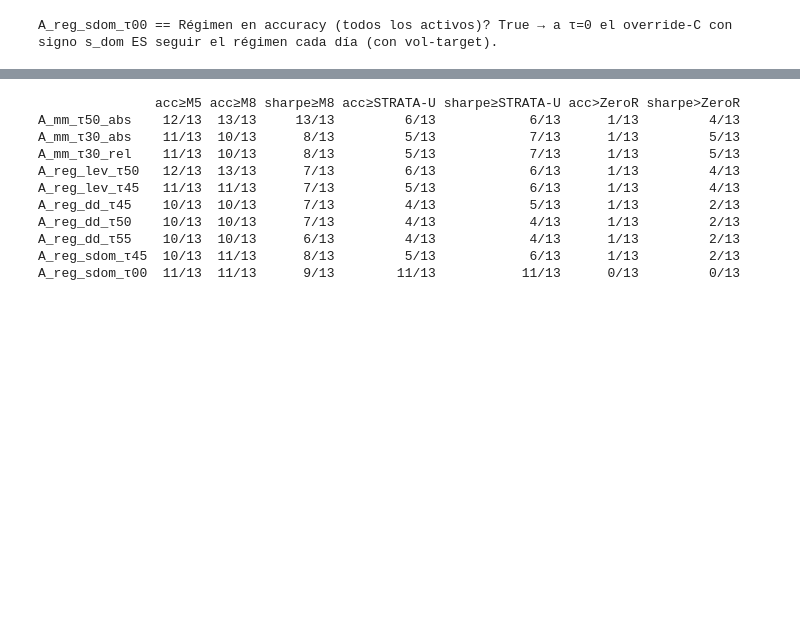
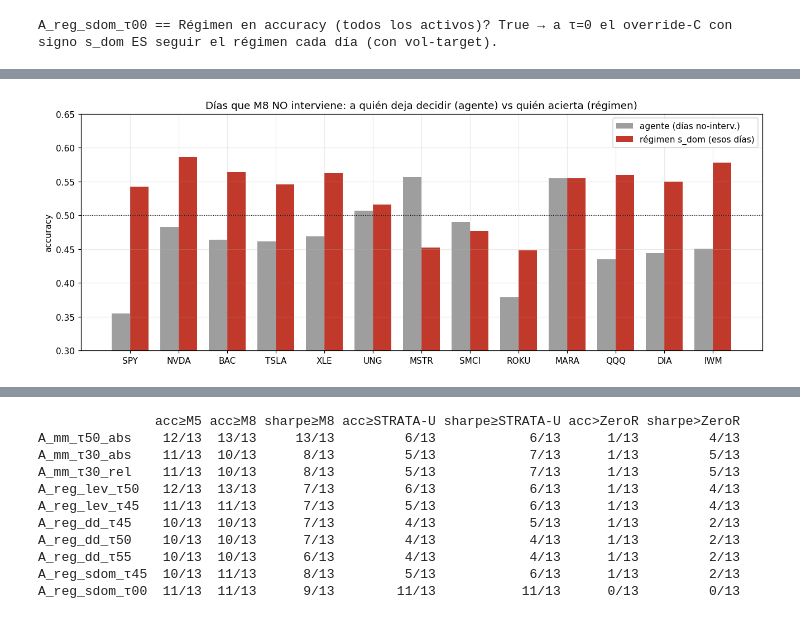
Before and after one commit to RaquelGarciah/Real-time-statistical-supervision-of-an-AI-trading-agent, a Jupyter notebook: notebooks/STRATA_adaptada.ipynb, the cells around one changed output, grey strips where cells are left out. Saved outputs shown, nothing was run; the diff lists cells and outputs as text; code cells hidden in the pictures; blank space fills up the shorter version.

```diff
--- a/notebooks/STRATA_adaptada.ipynb
+++ b/notebooks/STRATA_adaptada.ipynb
@@ -213,0 +225,18 @@ A_reg_sdom_τ00 == Régimen en accuracy (todos los activos)? True → a τ=0 el
+# %%
+DG = json.load(open("outputs/experiments/m8_nonintervention_diag.json"))
+dpa = DG["por_activo"]; dm = DG["medias"]; DA = list(dpa)
+tab = pd.DataFrame({
+    "%no-interv": {a: 1 - dpa[a]["interv"] for a in DA},
+    "acc agente (no-int)": {a: dpa[a]["acc_agente_noint"] for a in DA},
+    "acc régimen (no-int)": {a: dpa[a]["acc_regimen_noint"] for a in DA},
+    "agente≡régimen (no-int)": {a: dpa[a]["agente_coincide_regimen_noint"] for a in DA},
+    "M8 total": {a: dpa[a]["acc_M8_total"] for a in DA},
+    "Régimen total": {a: dpa[a]["acc_regimen_total"] for a in DA}}).loc[DA]
+tab.loc["— MEDIA —"] = [1 - dm["interv"], dm["acc_agente_noint"], dm["acc_regimen_noint"],
+                        dm["agente_coincide_regimen_noint"], dm["acc_M8_total"], dm["acc_regimen_total"]]
+with pd.option_context("display.float_format", lambda v: f"{v:.3f}", "display.width", 200):
+    print(tab)
+print(f"\nMedia: M8 NO interviene el {1-dm['interv']:.0%} de los días; en ellos el agente coincide con el "
+      f"régimen solo el {dm['agente_coincide_regimen_noint']:.0%}.\n"
+      f"En esos días: agente acc={dm['acc_agente_noint']:.3f} (bajo el azar) vs régimen acc={dm['acc_regimen_noint']:.3f}."
+      f"  → M8 entrega la 'zona gris' a un agente malo.")
@@ -213,0 +262,14 @@ A_reg_sdom_τ00 == Régimen en accuracy (todos los activos)? True → a τ=0 el
+# %%
+# visual: en días de NO intervención, agente vs régimen por activo
+x = np.arange(len(DA)); w = 0.38
+ag = [dpa[a]["acc_agente_noint"] for a in DA]; rg = [dpa[a]["acc_regimen_noint"] for a in DA]
+fig, ax = plt.subplots(figsize=(12, 4.6))
+ax.bar(x - w/2, ag, w, label="agente (días no-interv.)", color="#9e9e9e")
+ax.bar(x + w/2, rg, w, label="régimen s_dom (esos días)", color="#c0392b")
+ax.axhline(0.5, color="k", lw=0.8, ls=":")
+ax.set_xticks(x); ax.set_xticklabels(DA); ax.set_ylim(0.3, 0.65)
+ax.set_ylabel("accuracy"); ax.legend()
+ax.set_title("Días que M8 NO interviene: a quién deja decidir (agente) vs quién acierta (régimen)")
+plt.tight_layout(); plt.show()
+# %% [output]
+[figure, added]
```
Also changed, not shown: parts of 5 cells of this notebook, 4 other files.
